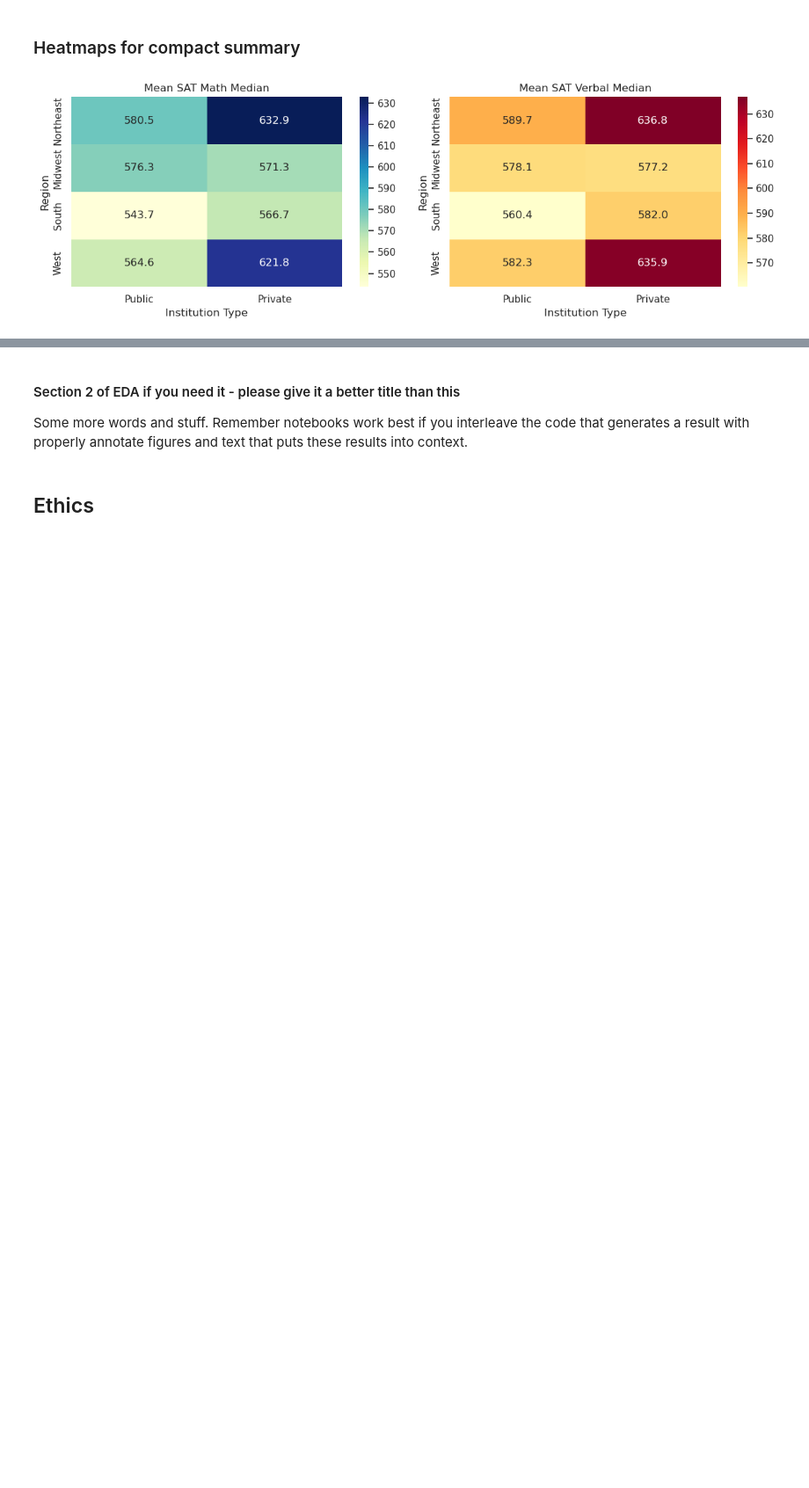
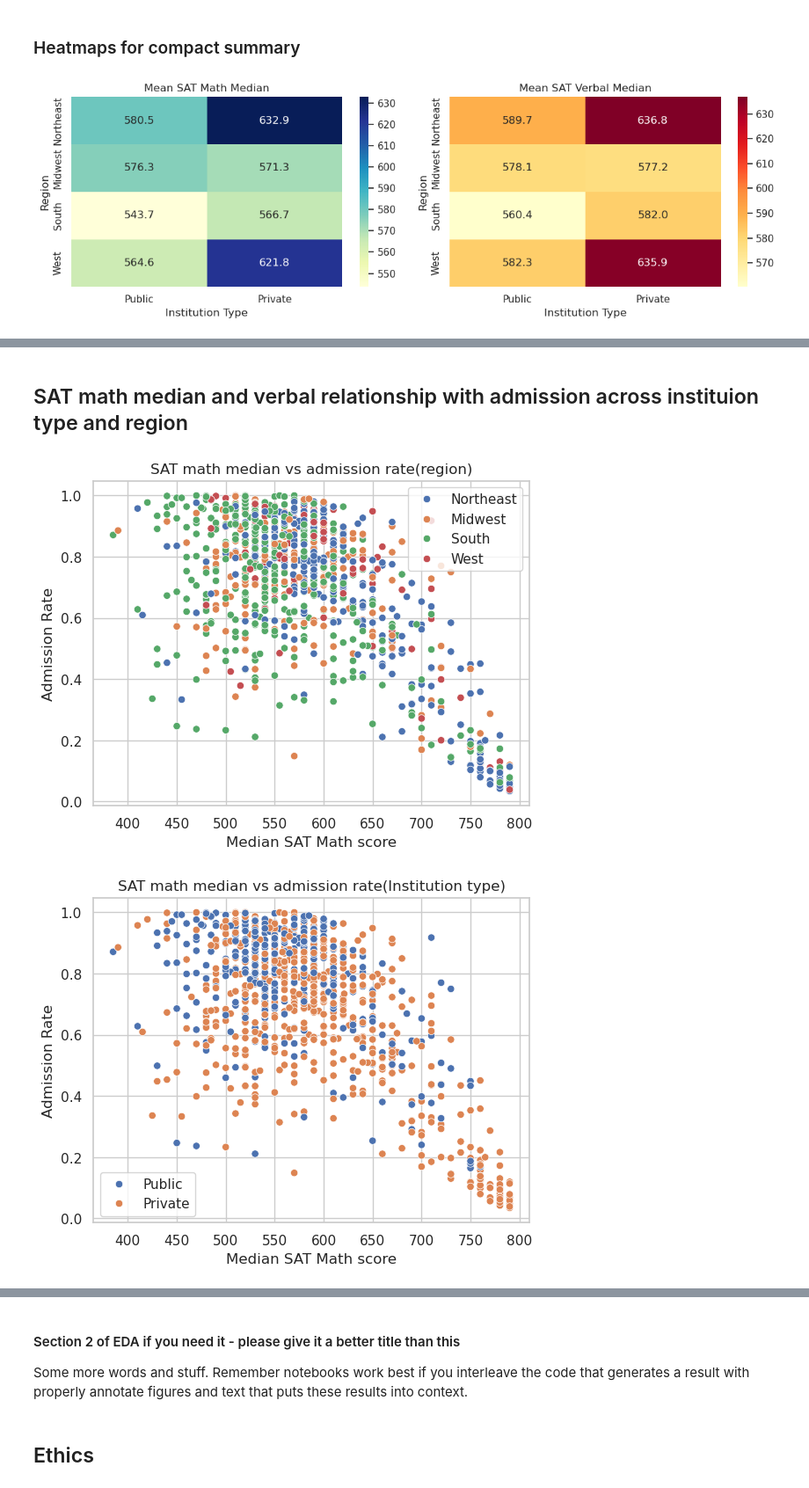
Before and after one commit to COGS108/Group065_WI26, a Jupyter notebook: 02-EDACheckpoint.ipynb, the cells around one changed output, grey strips where cells are left out. Shown at 88% size. Saved outputs shown, nothing was run; the diff lists cells and outputs as text; code cells hidden in the pictures; blank space fills up the shorter version.

```diff
--- a/02-EDACheckpoint.ipynb
+++ b/02-EDACheckpoint.ipynb
@@ -266,0 +343,56 @@ plt.show()
+# %% [markdown]
+## SAT math median and verbal relationship with admission across instituion type and region
+# %%
+# MATH REGION
+sns.scatterplot(
+    data=df_withoutadm,
+    x='SATMT50',
+    y='admit_rate',
+    hue='region',
+)
+plt.title('SAT math median vs admission rate(region)')
+plt.xlabel('Median SAT Math score')
+plt.ylabel('Admission Rate')
+plt.legend()
+plt.show()
+# MATH INSTITUTION_TYPE
+sns.scatterplot(
+    data=df_withoutadm,
+    x='SATMT50',
+    y='admit_rate',
+    hue='control_group',
+)
+plt.title('SAT math median vs admission rate(Institution type)')
+plt.xlabel('Median SAT Math score')
+plt.ylabel('Admission Rate')
+plt.legend()
+plt.show()
+
+# VERBAL REGION
+sns.scatterplot(
+    data=df_withoutadm,
+    x='SATVR50',
+    y='admit_rate',
+    hue='region',
+)
+plt.title('SAT Verbal median vs admission rate(region)')
+plt.xlabel('Median SAT Verbal score')
+plt.ylabel('Admission Rate')
+plt.legend()
+plt.show()
+
+# VERBAL INSTITUTION_TYPE
+sns.scatterplot(
+    data=df_withoutadm,
+    x='SATVR50',
+    y='admit_rate',
+    hue='control_group',
+)
+plt.title('SAT math median vs admission rate(Institution type)')
+plt.xlabel('Median SAT Verbal score')
+plt.ylabel('Admission Rate')
+plt.legend()
+plt.show()
+# %% [output]
+[figure, added]
+[figure, added]
```
Also changed, not shown: parts of 17 cells of this notebook.
